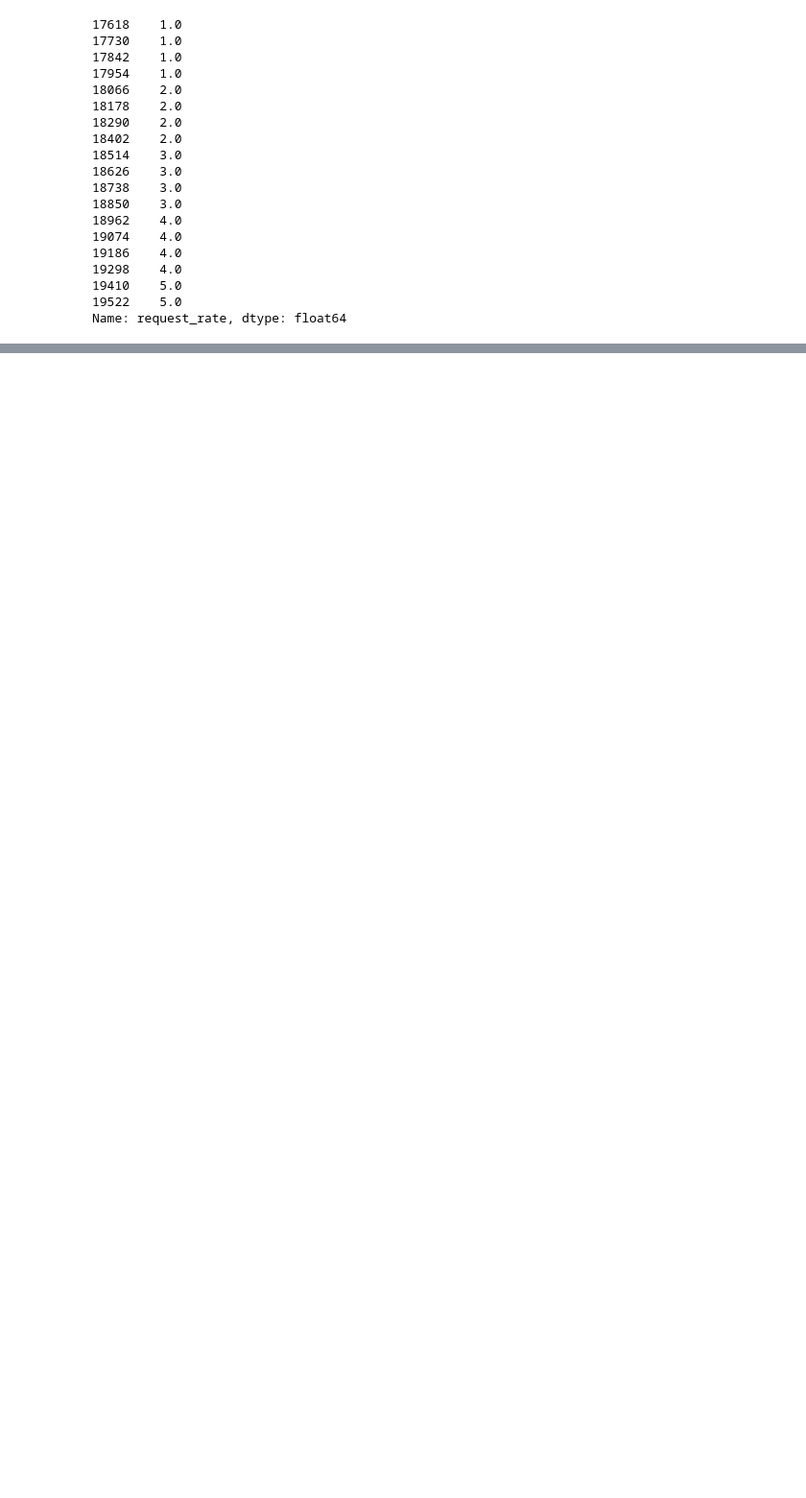
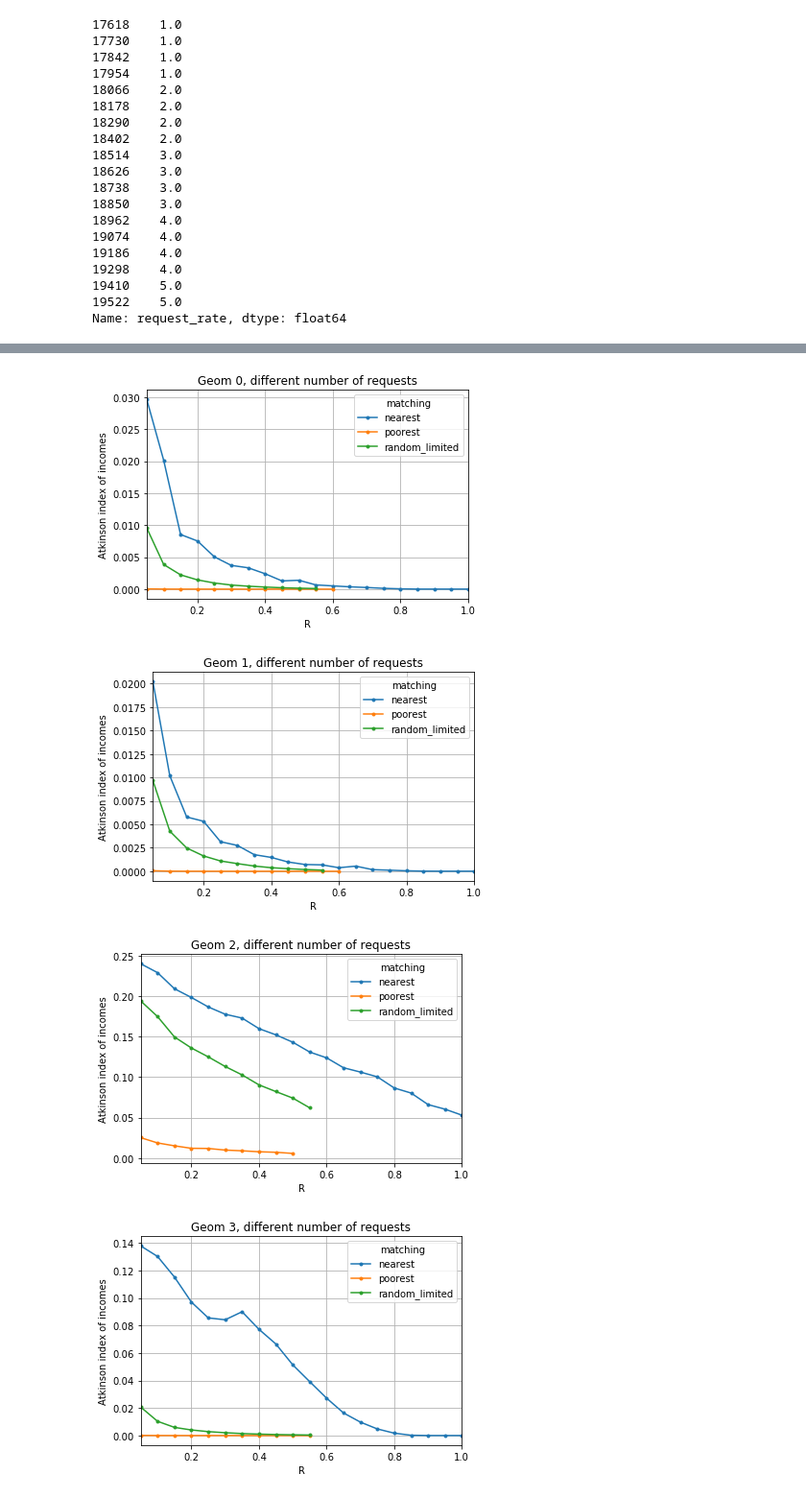
Before and after one commit to bokae/taxi, a Jupyter notebook: notebooks/figures.ipynb, the cells around one changed output, grey strips where cells are left out. Shown at 96% size. Cells and saved outputs as stored; diff of their text form; code cells hidden in the pictures; blank space fills up the shorter version.

```diff
--- a/notebooks/figures.ipynb
+++ b/notebooks/figures.ipynb
@@ -109,7 +115,8 @@ cond3 = (df['behaviour']=='go_back') & (df['initial_conditions']=='base') & pd.i
 for geom in range(7):
     cond4 = df['geom']==geom
 
-    df[cond1&cond2&cond3&cond4][['d','atkinson','R']].pivot_table(values='atkinson',index='d',columns='R',aggfunc=lambda x: x).plot()
+    df[cond1&cond2&cond3&cond4][['d','atkinson','R']]\
+    .pivot_table(values='atkinson',index='d',columns='R',aggfunc=lambda x: x).plot(style='.-')
     plt.title('Geom '+str(geom) + ', inequality as a function of density')
     plt.ylabel('Atkinson index of incomes')
 # %% [output]
@@ -227,0 +239,16 @@ Name: request_rate, dtype: float64
+# %%
+cond1 = df['d'] == 50.0
+cond3 = (df['behaviour']=='stay') & (df['initial_conditions']=='home') & pd.isnull(df['reset_time'])
+
+for geom in range(7):
+    cond4 = df['geom']==geom
+
+    df[cond1&cond3&cond4][['matching','atkinson','R']]\
+    .pivot_table(values='atkinson',index='R',columns='matching',aggfunc=lambda x: x).plot(style='.-')
+    plt.title('Geom '+str(geom) + ', different number of requests')
+    plt.ylabel('Atkinson index of incomes')
+# %% [output]
+[figure, added]
+[figure, added]
+[figure, added]
+[figure, added]
```
Also changed, not shown: parts of 13 cells of this notebook.
